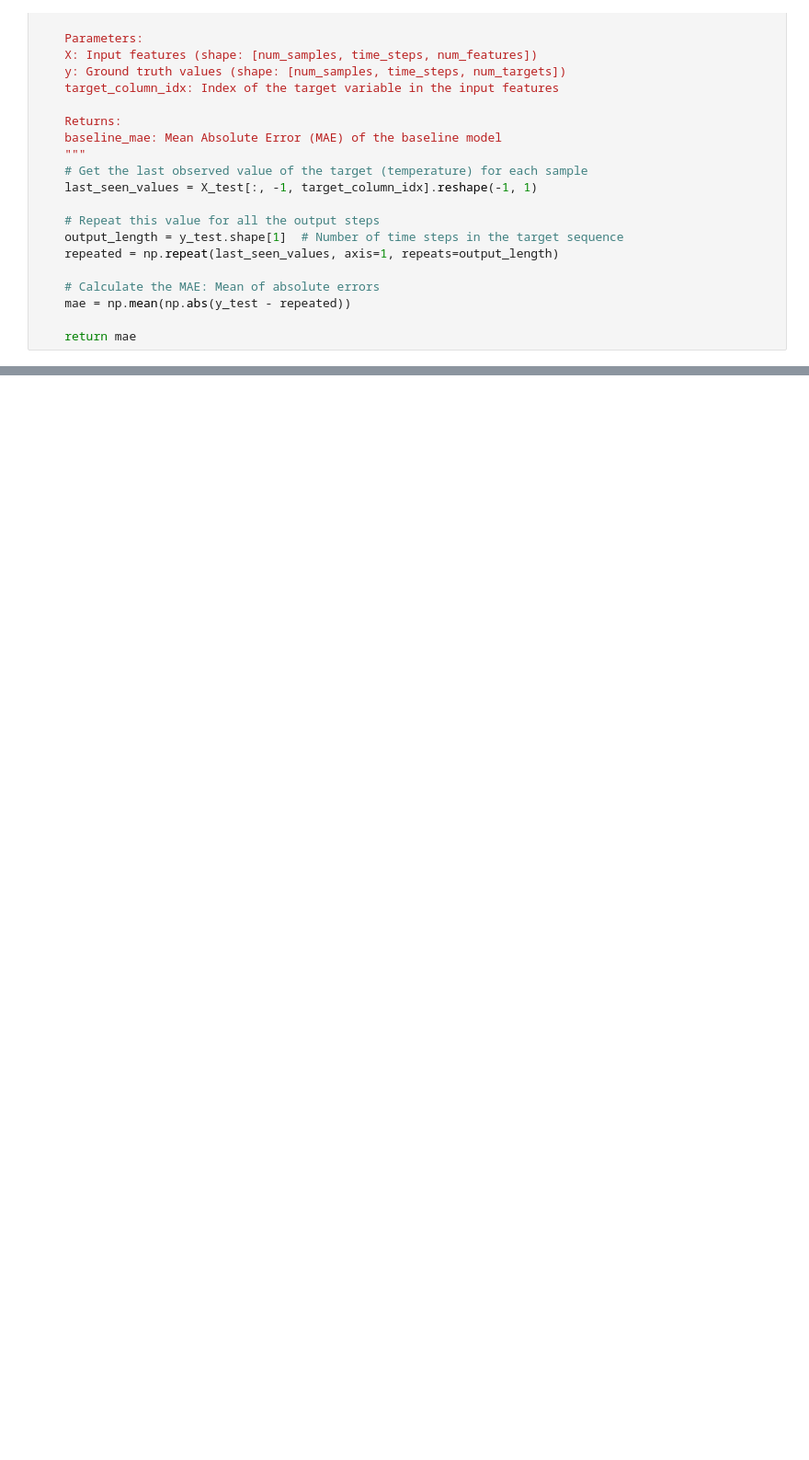
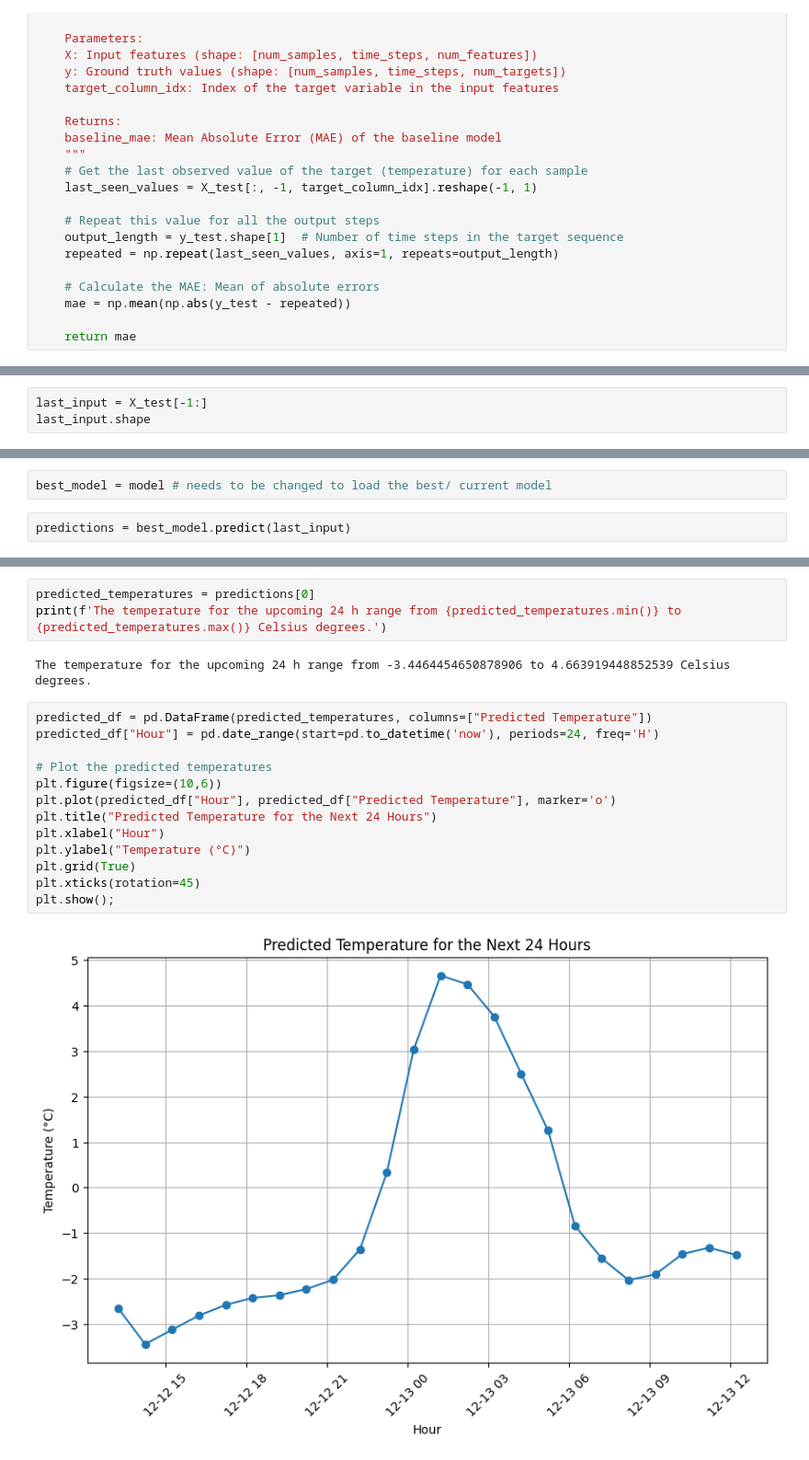
Before and after one commit to MadMax1995bb/powder_alert2.0, a Jupyter notebook: notebooks/notebook_model_DL_temperature.ipynb, the cells around one changed output, grey strips where cells are left out. Shown at 92% size. Drawn from its saved outputs; the diff is of its cells as text; blank space fills up the shorter version.

```diff
--- a/notebooks/notebook_model_DL_temperature.ipynb
+++ b/notebooks/notebook_model_DL_temperature.ipynb
@@ -551,0 +667,3 @@ print(f"👉 Improvement/decrease of the LSTM model over the baseline (on this f
+# %%
+last_input = X_test[-1:]
+last_input.shape
@@ -551,0 +672,4 @@ print(f"👉 Improvement/decrease of the LSTM model over the baseline (on this f
+# %%
+best_model = model # needs to be changed to load the best/ current model
+# %%
+predictions = best_model.predict(last_input)
@@ -551,0 +678,20 @@ print(f"👉 Improvement/decrease of the LSTM model over the baseline (on this f
+# %%
+predicted_temperatures = predictions[0]
+print(f'The temperature for the upcoming 24 h range from {predicted_temperatures.min()} to {predicted_temperatures.max()} Celsius degrees.')
+# %% [output]
+The temperature for the upcoming 24 h range from -3.4464454650878906 to 4.663919448852539 Celsius degrees.
+# %%
+predicted_df = pd.DataFrame(predicted_temperatures, columns=["Predicted Temperature"])
+predicted_df["Hour"] = pd.date_range(start=pd.to_datetime('now'), periods=24, freq='H')
+
+# Plot the predicted temperatures
+plt.figure(figsize=(10,6))
+plt.plot(predicted_df["Hour"], predicted_df["Predicted Temperature"], marker='o')
+plt.title("Predicted Temperature for the Next 24 Hours")
+plt.xlabel("Hour")
+plt.ylabel("Temperature (°C)")
+plt.grid(True)
+plt.xticks(rotation=45)
+plt.show();
+# %% [output]
+[figure, added]
```
Also changed, not shown: parts of 25 cells of this notebook, 1 other file.
